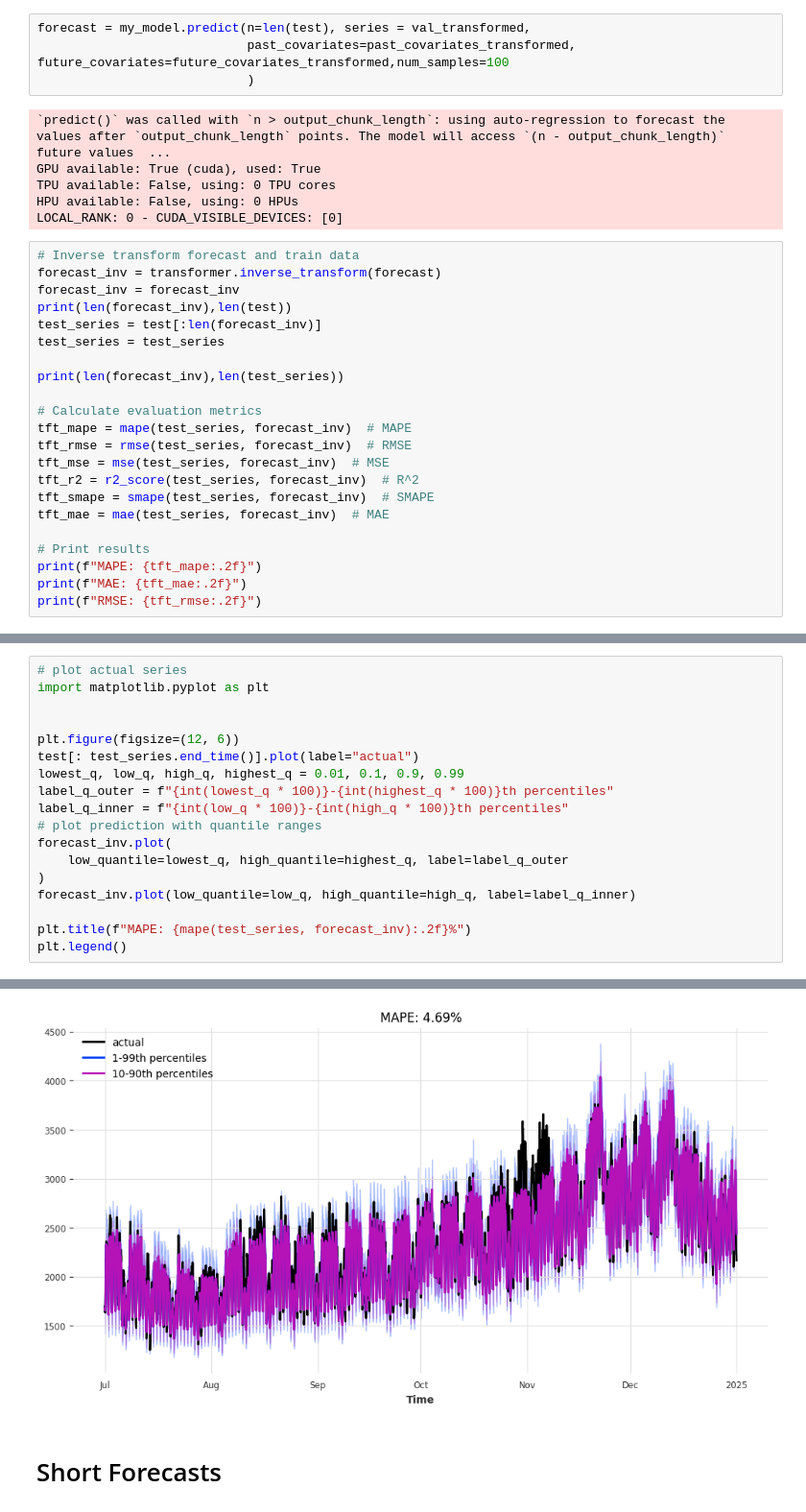
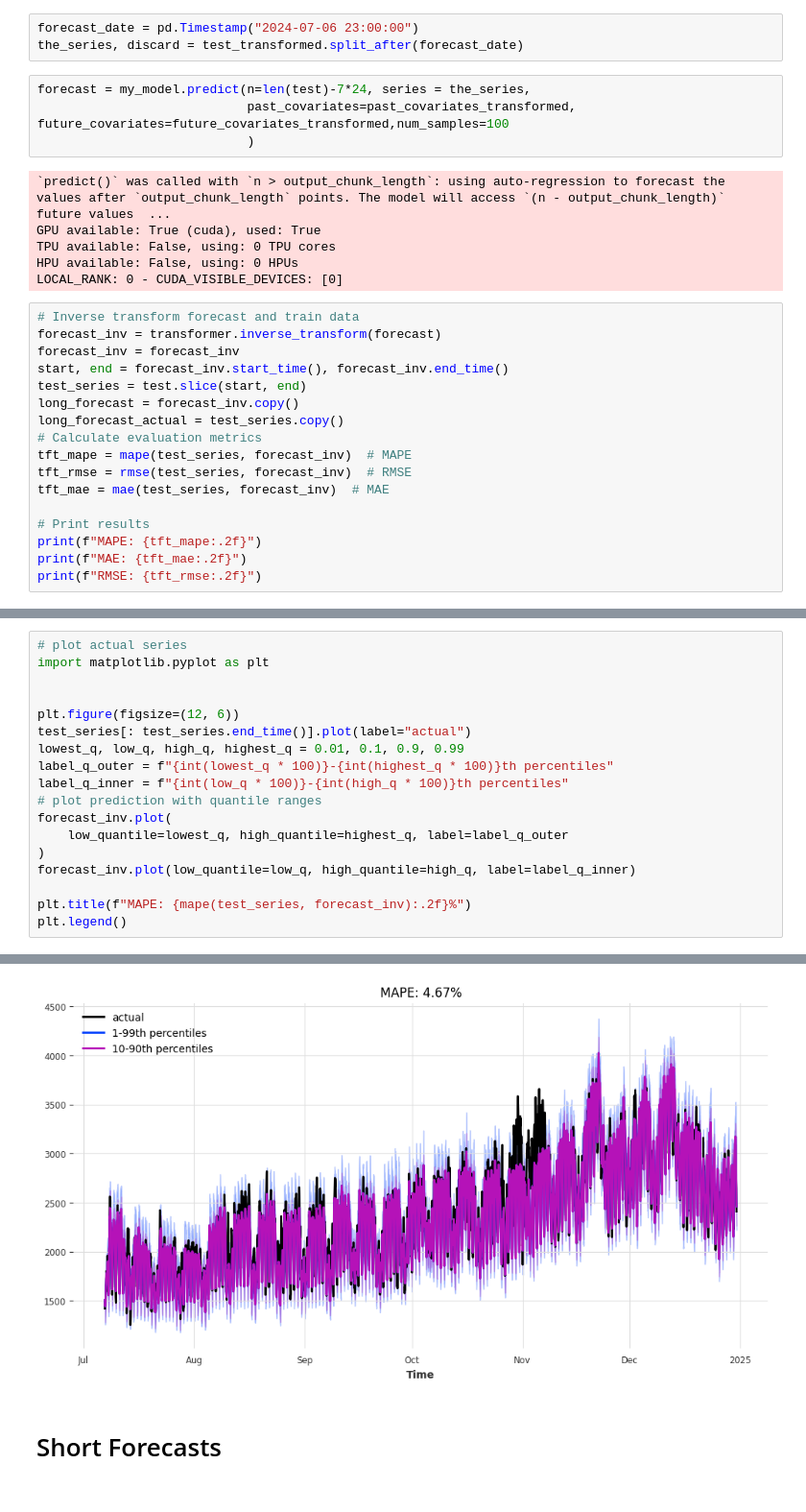
Before and after one commit to fk1603/Load-Forecasting, a Jupyter notebook: FINALTFT.ipynb, the cells around one changed output, grey strips where cells are left out. Shown at 96% size. Drawn from its saved outputs; the diff is of its cells as text.

```diff
--- a/FINALTFT.ipynb
+++ b/FINALTFT.ipynb
@@ -565,7 +563,10 @@ TFTModel(hidden_size=24, lstm_layers=2, dropout=0.2840171422349407, add_relative
 # %% [markdown]
 # Full Forecast
+# %%
+forecast_date = pd.Timestamp("2024-07-06 23:00:00")
+the_series, discard = test_transformed.split_after(forecast_date)
 # %%
-forecast = my_model.predict(n=len(test), series = val_transformed,
+forecast = my_model.predict(n=len(test)-7*24, series = the_series,
                             past_covariates=past_covariates_transformed, future_covariates=future_covariates_transformed,num_samples=100
                             )
 # %% [output]
@@ -578,18 +579,13 @@ LOCAL_RANK: 0 - CUDA_VISIBLE_DEVICES: [0]
 # Inverse transform forecast and train data
 forecast_inv = transformer.inverse_transform(forecast)
 forecast_inv = forecast_inv
-print(len(forecast_inv),len(test))
-test_series = test[:len(forecast_inv)]
-test_series = test_series
-
-print(len(forecast_inv),len(test_series))
-
+start, end = forecast_inv.start_time(), forecast_inv.end_time()
+test_series = test.slice(start, end)
+long_forecast = forecast_inv.copy()
+long_forecast_actual = test_series.copy()
 # Calculate evaluation metrics
 tft_mape = mape(test_series, forecast_inv)  # MAPE
 tft_rmse = rmse(test_series, forecast_inv)  # RMSE
-tft_mse = mse(test_series, forecast_inv)  # MSE
-tft_r2 = r2_score(test_series, forecast_inv)  # R^2
-tft_smape = smape(test_series, forecast_inv)  # SMAPE
 tft_mae = mae(test_series, forecast_inv)  # MAE
 
 # Print results
@@ -605,24 +599,24 @@ RMSE: 167.54
 # %%
 # plot actual series
 import matplotlib.pyplot as plt
 
 
 plt.figure(figsize=(12, 6))
-test[: test_series.end_time()].plot(label="actual")
+test_series[: test_series.end_time()].plot(label="actual")
 lowest_q, low_q, high_q, highest_q = 0.01, 0.1, 0.9, 0.99
 label_q_outer = f"{int(lowest_q * 100)}-{int(highest_q * 100)}th percentiles"
 label_q_inner = f"{int(low_q * 100)}-{int(high_q * 100)}th percentiles"
 # plot prediction with quantile ranges
 forecast_inv.plot(
     low_quantile=lowest_q, high_quantile=highest_q, label=label_q_outer
 )
 forecast_inv.plot(low_quantile=low_q, high_quantile=high_q, label=label_q_inner)
 
 plt.title(f"MAPE: {mape(test_series, forecast_inv):.2f}%")
 plt.legend()
 # %% [output]
 <matplotlib.legend.Legend at 0x...>
-[figure, old version]
+[figure, new version]
 # %% [markdown]
 # Short Forecasts
 # %%
```
Also changed, not shown: parts of 8 cells of this notebook, 1 other file.
